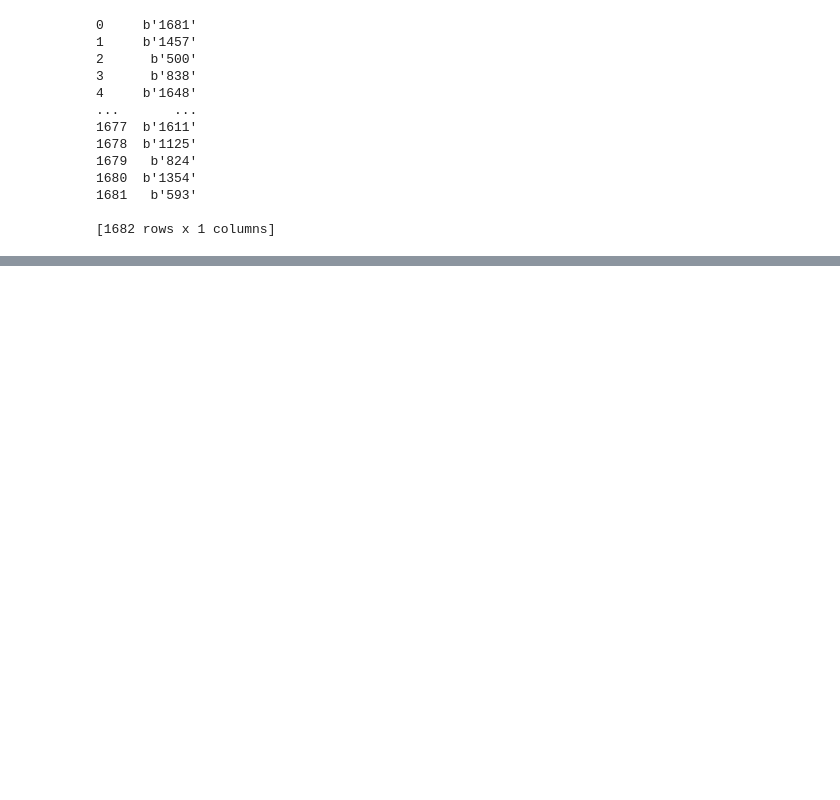
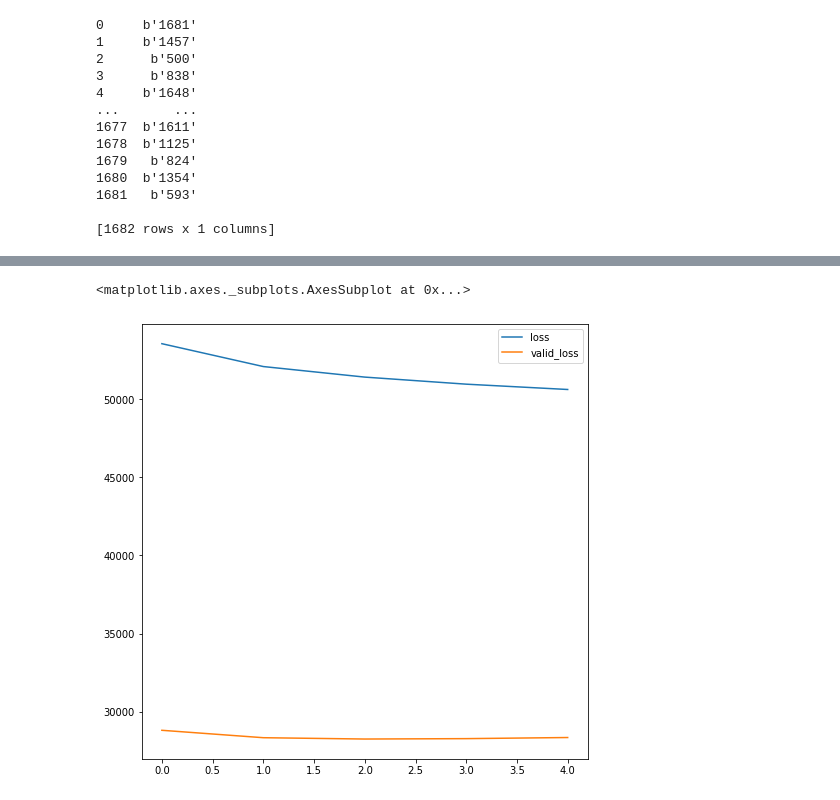
Before and after one commit to mmaghajani/recommender-with-tf-sample, a Jupyter notebook: recomm_movielens.ipynb, the cells around one changed output, grey strips where cells are left out. Cells and saved outputs as stored; diff of their text form; code cells hidden in the pictures; blank space fills up the shorter version.

Commit message:
Add learning curve

```diff
--- a/recomm_movielens.ipynb
+++ b/recomm_movielens.ipynb
@@ -352,10 +352,25 @@ class RetrievalModel(tfrs.models.Model):
     super().__init__()
     self.query_model = query_model
     self.candidate_model = candidate_model
-    self.retrieval_layer = retrieval_model
+    self.retrieval_layer = retrieval_layer
 
   def compute_loss(self, features, training=False) -> tf.Tensor:
     query_embeddings = self.query_model(features['user_id'])
     positive_candidate_embeddings = self.candidate_model(features['movie_id'])
     loss = self.retrieval_layer(query_embeddings, positive_candidate_embeddings)
     return loss
+# %%
+retrieval_model = RetrievalModel(query_tower, candidate_tower, retrieval_task_layer)
+retrieval_model.compile(
+    optimizer=tf.keras.optimizers.Adagrad(learning_rate=0.1),
+
+)
+# %%
+retrieval_ratings_trainset = retrieval_ratings_trainset.shuffle(100_000).batch(8192).cache()
+retrieval_ratings_testset = retrieval_ratings_testset.batch(4096).cache()
+history = retrieval_model.fit(
+    retrieval_ratings_trainset,
+    epochs=5,
+    validation_data=retrieval_ratings_testset,
+    validation_freq=1,
+)
@@ -361,0 +391,7 @@ class RetrievalModel(tfrs.models.Model):
+# %%
+pd.DataFrame({'loss':history.history['loss'],
+              'valid_loss':history.history['val_loss'],
+              }).plot(figsize=(8, 8))
+# %% [output]
+<matplotlib.axes._subplots.AxesSubplot at 0x...>
+[figure, added]
```
Also changed, not shown: parts of 7 cells of this notebook.
